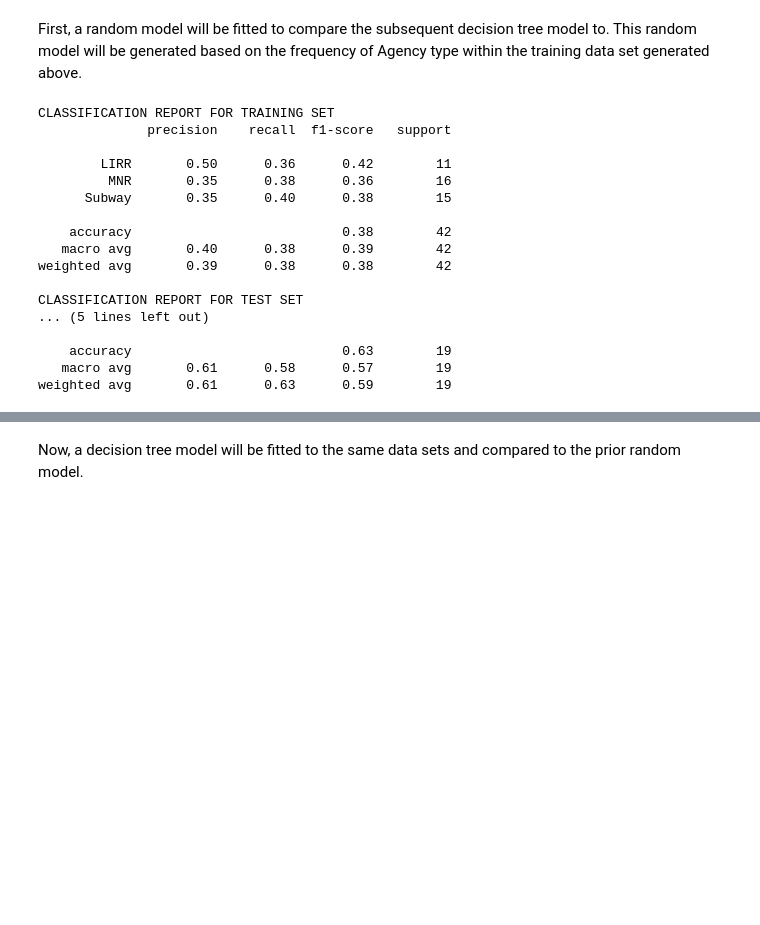
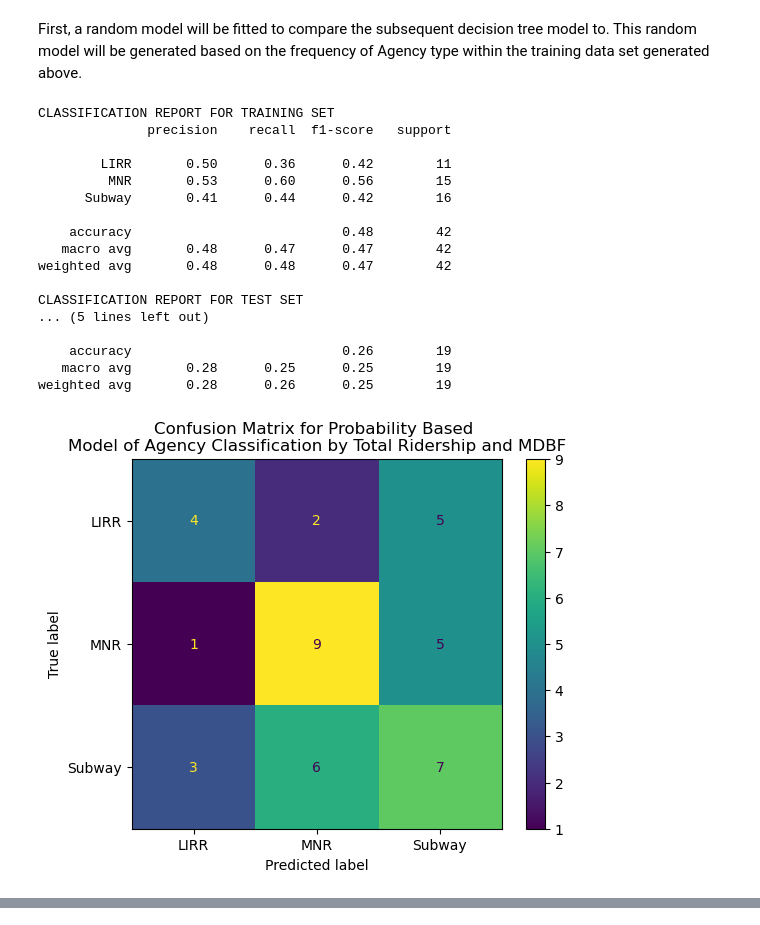
Before and after one commit to anly501/anly-501-project-alexpattarini, a Jupyter notebook: codes/05-decision-trees/Agency-Decision-Trees.ipynb, the cells around one changed output, grey strips where cells are left out. Drawn from its saved outputs; the diff is of its cells as text; code cells hidden in the pictures; blank space fills up the shorter version.

```diff
--- a/codes/05-decision-trees/Agency-Decision-Trees.ipynb
+++ b/codes/05-decision-trees/Agency-Decision-Trees.ipynb
@@ -58,11 +84,12 @@ Now that the data is cleaned, it will now be split into a 70-30 train-test split
 # CAT CODE KEY: 0=LIRR, 1=MNR, 2=Subways
 df['Agency_num'] = pd.Categorical(df['Agency'])
 df['Agency_num'] = df['Agency_num'].cat.codes
+labels = ["LIRR","MNR","Subway"]
 
 X = df.drop(columns=['Agency','Agency_num'])
 Y = df['Agency_num']
 
-x_train,x_test,y_train,y_test = train_test_split(X,Y,test_size = 0.3)
+x_train,x_test,y_train,y_test = train_test_split(X,Y,test_size = 0.3,random_state=0)
 print(type(x_train),x_train.shape)
 print(type(x_test),x_test.shape)
 print(type(y_train),y_train.shape)
@@ -77,39 +104,54 @@ First, a random model will be fitted to compare the subsequent decision tree mod
 # %%
 # Model determined by probabilities of positive and negative in the training data
 # proability of negative opinion in training data set
 p_mnr = y_train.value_counts()[0]/len(y_train)
 p_sub = y_train.value_counts()[1]/len(y_train)
 p_lirr = y_train.value_counts()[2]/len(y_train)
 
 # Set seed for reproducibility
 np.random.seed(717)
 
 # Randomly drawn array from uniform distribution based on above probabilities that serves as a prediction
 yp_train = np.random.choice(np.arange(0,3),p=[p_mnr,p_sub,p_lirr],size=len(y_train))
 
 # Predict based on same probability for test data set
 yp_test = np.random.choice(np.arange(0,3),p=[p_mnr,p_sub,p_lirr],size=len(y_test))
 
+# Training set
+cm = confusion_matrix(y_train,yp_train)
+cm_plot = ConfusionMatrixDisplay(cm,display_labels=labels)
+cm_plot.plot()
+plt.title("Confusion Matrix for Probability Based \nModel of Agency Classification by Total Ridership and MDBF")
+plt.savefig("../../501-project-website/images/DT-CONFUSION-MX-PBased-train-Opinion-Tweets.png")
+
+# Test set
+cm = confusion_matrix(y_test,yp_test)
+cm_plot = ConfusionMatrixDisplay(cm,display_labels=labels)
+cm_plot.plot()
+plt.title("Confusion Matrix for Probability Based \nModel of Agency Classification by Total Ridership and MDBF")
+plt.savefig("../../501-project-website/images/DT-CONFUSION-MX-PBased-test-Opinion-Tweets.png")
+
 # Print classification report
 print("CLASSIFICATION REPORT FOR TRAINING SET")
-print(classification_report(y_train,yp_train,target_names=["LIRR","MNR","Subway"]))
+print(classification_report(y_train,yp_train,target_names=labels))
 print("CLASSIFICATION REPORT FOR TEST SET")
-print(classification_report(y_test,yp_test,target_names=["LIRR","MNR","Subway"]))
+print(classification_report(y_test,yp_test,target_names=labels))
 # %% [output]
 CLASSIFICATION REPORT FOR TRAINING SET
               precision    recall  f1-score   support
 
         LIRR       0.50      0.36      0.42        11
-         MNR       0.35      0.38      0.36        16
-      Subway       0.35      0.40      0.38        15
+         MNR       0.53      0.60      0.56        15
+      Subway       0.41      0.44      0.42        16
 
-    accuracy                           0.38        42
-   macro avg       0.40      0.38      0.39        42
-weighted avg       0.39      0.38      0.38        42
+    accuracy                           0.48        42
+   macro avg       0.48      0.47      0.47        42
+weighted avg       0.48      0.48      0.47        42
 
 CLASSIFICATION REPORT FOR TEST SET
 ... (5 lines left out)
 
-    accuracy                           0.63        19
-   macro avg       0.61      0.58      0.57        19
-weighted avg       0.61      0.63      0.59        19
+    accuracy                           0.26        19
+   macro avg       0.28      0.25      0.25        19
+weighted avg       0.28      0.26      0.25        19
+[figure, added]
@@ -116,2 +158,0 @@ weighted avg       0.61      0.63      0.59        19
-# %% [markdown]
-Now, a decision tree model will be fitted to the same data sets and compared to the prior random model.
```
Also changed, not shown: parts of 26 cells of this notebook, 45 other files.
